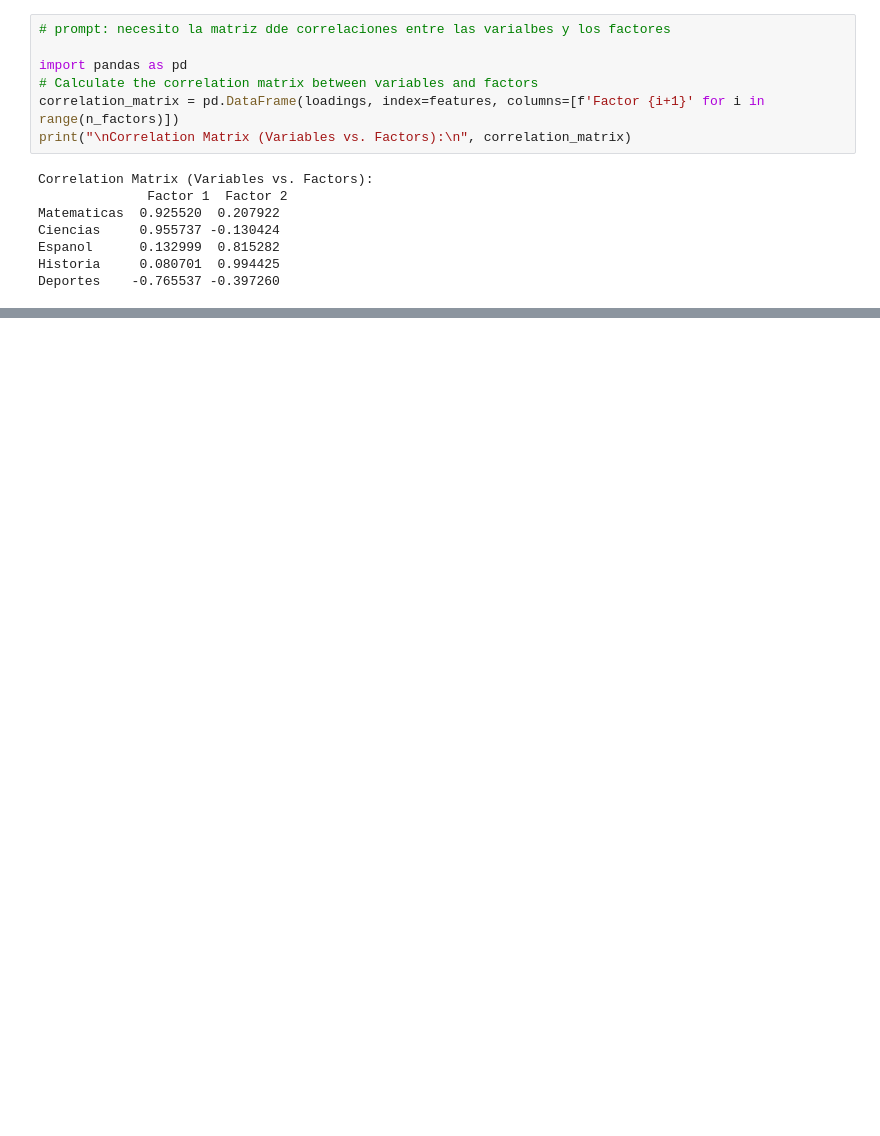
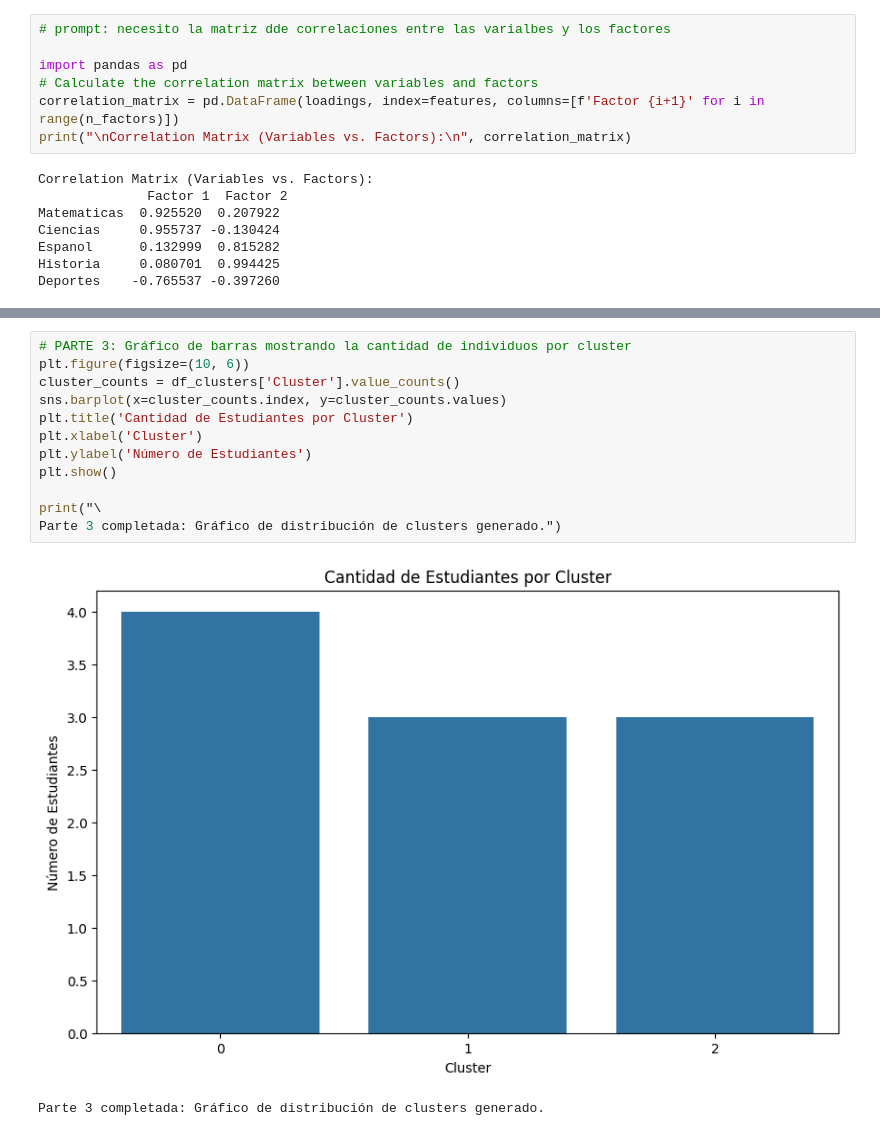
Before and after one commit to jaimeisaac2020/Python-analsisis-basicos, a Jupyter notebook: cluster_de_estudiantes.ipynb, the cells around one changed output, grey strips where cells are left out. Cells and saved outputs as stored; diff of their text form; blank space fills up the shorter version.

```diff
--- a/cluster_de_estudiantes.ipynb
+++ b/cluster_de_estudiantes.ipynb
@@ -684,0 +709,15 @@ Deportes    -0.765537 -0.397260
+# %%
+# PARTE 3: Gráfico de barras mostrando la cantidad de individuos por cluster
+plt.figure(figsize=(10, 6))
+cluster_counts = df_clusters['Cluster'].value_counts()
+sns.barplot(x=cluster_counts.index, y=cluster_counts.values)
+plt.title('Cantidad de Estudiantes por Cluster')
+plt.xlabel('Cluster')
+plt.ylabel('Número de Estudiantes')
+plt.show()
+
+print("\
+Parte 3 completada: Gráfico de distribución de clusters generado.")
+# %% [output]
+[figure, added]
+Parte 3 completada: Gráfico de distribución de clusters generado.
```
Also changed, not shown: parts of 13 cells of this notebook.
